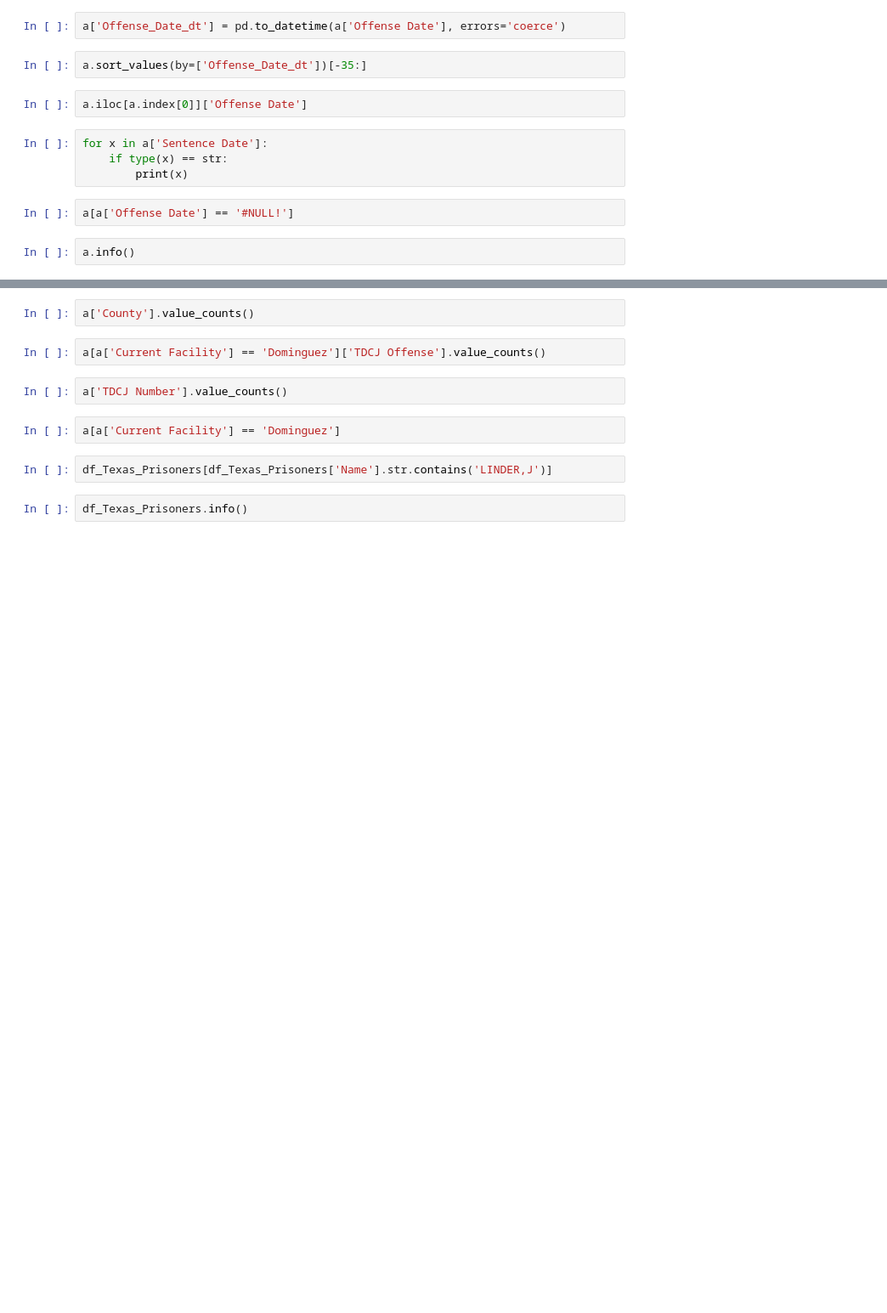
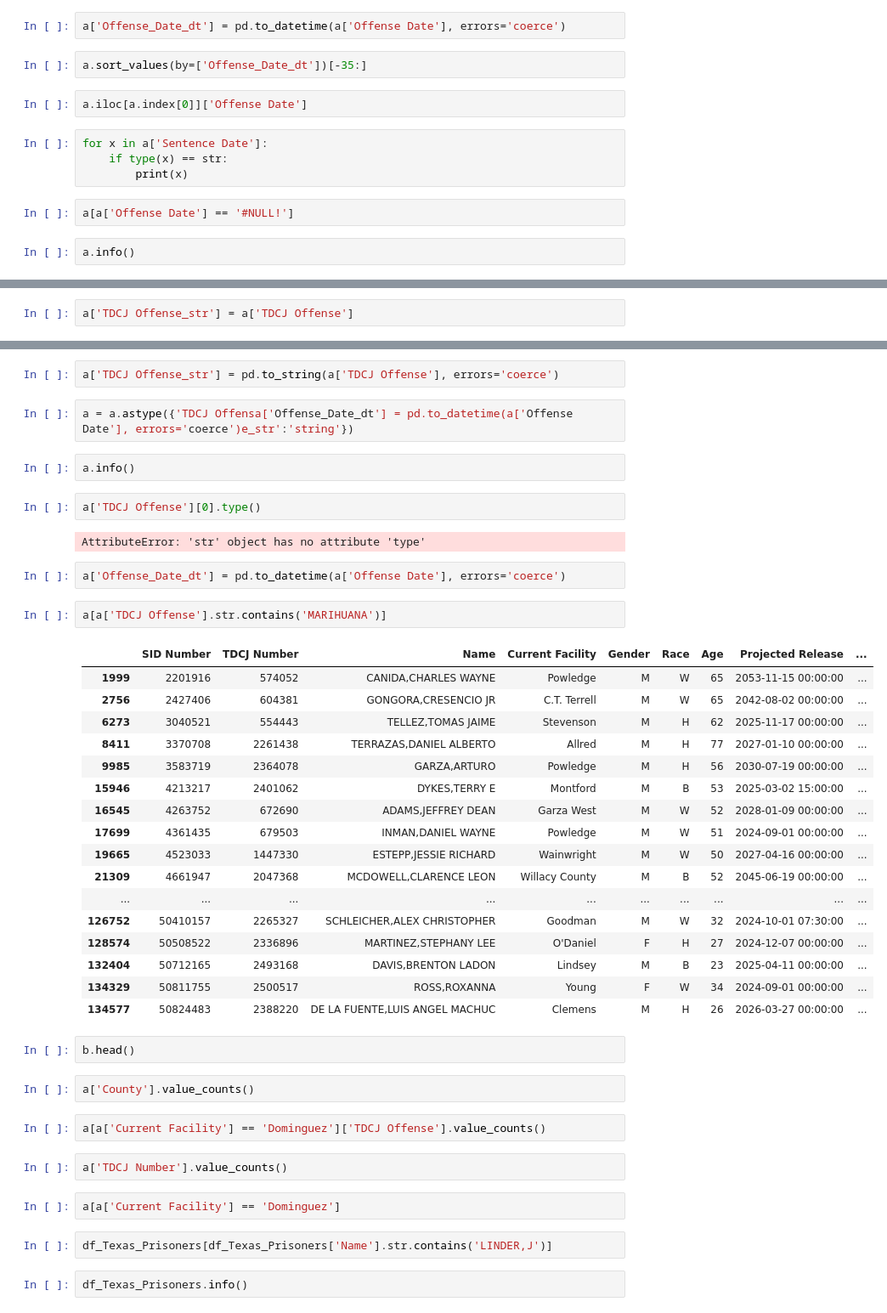
Before and after one commit to ldhagen/Prison_Notebook, a Jupyter notebook: Texas_Prisoners_Daily.ipynb, the cells around one changed output, grey strips where cells are left out. Shown at 85% size. Saved outputs shown, nothing was run; the diff lists cells and outputs as text; blank space fills up the shorter version.

Commit message:
updating type work

```diff
--- a/Texas_Prisoners_Daily.ipynb
+++ b/Texas_Prisoners_Daily.ipynb
@@ -53,0 +87,2 @@ b = a[a['TDCJ Offense'].str.contains('MARIHUANA')]
+# %%
+a['TDCJ Offense_str'] = a['TDCJ Offense']
@@ -54,3 +97,37 @@ b = a[a['TDCJ Offense'].str.contains('MARIHUANA')]
+# %%
+a['TDCJ Offense_str'] = pd.to_string(a['TDCJ Offense'], errors='coerce')
+# %%
+a = a.astype({'TDCJ Offensa['Offense_Date_dt'] = pd.to_datetime(a['Offense Date'], errors='coerce')e_str':'string'})
+# %%
+a.info()
+# %%
+a['TDCJ Offense'][0].type()
+# %% [output]
+AttributeError: 'str' object has no attribute 'type'
+# %%
+a['Offense_Date_dt'] = pd.to_datetime(a['Offense Date'], errors='coerce')
+# %%
+a[a['TDCJ Offense'].str.contains('MARIHUANA')]
+# %% [output]
+|  | SID Number | TDCJ Number | Name | Current Facility | Gender | Race | Age | Projected Release | ... |
+| 1999 | 2201916 | 574052 | CANIDA,CHARLES WAYNE | Powledge | M | W | 65 | 2053-11-15 00:00:00 | ... |
+| 2756 | 2427406 | 604381 | GONGORA,CRESENCIO JR | C.T. Terrell | M | W | 65 | 2042-08-02 00:00:00 | ... |
+| 6273 | 3040521 | 554443 | TELLEZ,TOMAS JAIME | Stevenson | M | H | 62 | 2025-11-17 00:00:00 | ... |
+| 8411 | 3370708 | 2261438 | TERRAZAS,DANIEL ALBERTO | Allred | M | H | 77 | 2027-01-10 00:00:00 | ... |
+| 9985 | 3583719 | 2364078 | GARZA,ARTURO | Powledge | M | H | 56 | 2030-07-19 00:00:00 | ... |
+| 15946 | 4213217 | 2401062 | DYKES,TERRY E | Montford | M | B | 53 | 2025-03-02 15:00:00 | ... |
+| 16545 | 4263752 | 672690 | ADAMS,JEFFREY DEAN | Garza West | M | W | 52 | 2028-01-09 00:00:00 | ... |
+| 17699 | 4361435 | 679503 | INMAN,DANIEL WAYNE | Powledge | M | W | 51 | 2024-09-01 00:00:00 | ... |
+| 19665 | 4523033 | 1447330 | ESTEPP,JESSIE RICHARD | Wainwright | M | W | 50 | 2027-04-16 00:00:00 | ... |
+| 21309 | 4661947 | 2047368 | MCDOWELL,CLARENCE LEON | Willacy County | M | B | 52 | 2045-06-19 00:00:00 | ... |
+| ... | ... | ... | ... | ... | ... | ... | ... | ... | ... |
+| 126752 | 50410157 | 2265327 | SCHLEICHER,ALEX CHRISTOPHER | Goodman | M | W | 32 | 2024-10-01 07:30:00 | ... |
+| 128574 | 50508522 | 2336896 | MARTINEZ,STEPHANY LEE | O'Daniel | F | H | 27 | 2024-12-07 00:00:00 | ... |
+| 132404 | 50712165 | 2493168 | DAVIS,BRENTON LADON | Lindsey | M | B | 23 | 2025-04-11 00:00:00 | ... |
+| 134329 | 50811755 | 2500517 | ROSS,ROXANNA | Young | F | W | 34 | 2024-09-01 00:00:00 | ... |
+| 134577 | 50824483 | 2388220 | DE LA FUENTE,LUIS ANGEL MACHUC | Clemens | M | H | 26 | 2026-03-27 00:00:00 | ... |
+# %%
+b.head()
 # %%
 a['County'].value_counts()
 # %%
```
Also changed, not shown: parts of 13 cells of this notebook.
